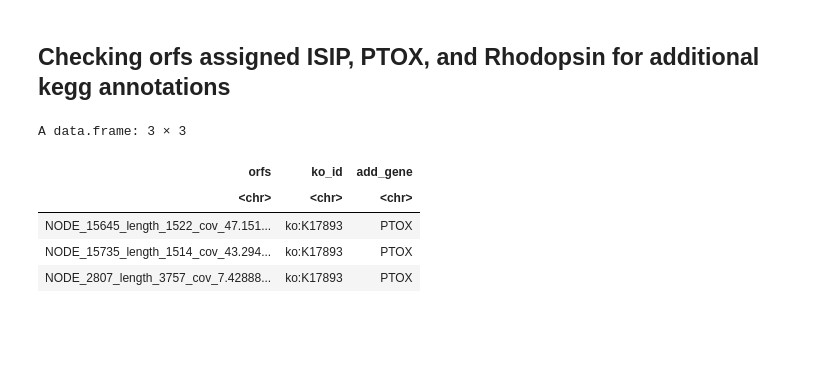
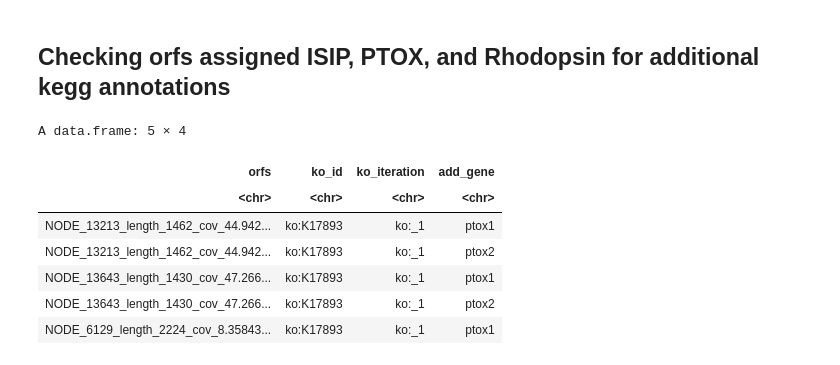
Before and after one commit to CohenLabUGA/SAB_isolates, a Jupyter notebook: jupyter_notebooks/Kegg_annotations.ipynb, the cells around one changed output. Cells and saved outputs as stored; diff of their text form; code cells hidden in the pictures; blank space fills up the shorter version.

```diff
--- a/jupyter_notebooks/Kegg_annotations.ipynb
+++ b/jupyter_notebooks/Kegg_annotations.ipynb
@@ -714,6 +714,34 @@ A data.frame: 30 × 8
 | 114 | map1111 | K01427 | URE | urease | Urea cycle | Nitrogen metabolism | Nitrogen metabolism | urease |
 # %% [markdown]
 ## Checking orfs assigned ISIP, PTOX, and Rhodopsin for additional kegg annotations
+# %%
+GetAddGene = function(ko_df, ko_ls, ptox_df, isip_df, rho_df){
+    #get orfs assigned Kos & additional gene
+    ptox = filter(ko_df, orfs %in% ptox_df$orfs)
+    isip = filter(ko_df, orfs %in% isip_df$orfs)
+    rho = filter(ko_df, orfs %in% rho_df$orfs)
+
+    #pull ko annotations for shared orfs
+    ptox_ko = filter(ko_ls, orfs %in% ptox$orfs)
+    isip_ko = filter(ko_ls, orfs %in% isip$orfs)
+    rho_ko = filter(ko_ls, orfs %in% rho$orfs)
+
+    #make one table
+    colnames(ptox_df)[3] = 'add_gene'
+    colnames(isip_df)[3] = 'add_gene'
+    colnames(rho_df)[3] = 'add_gene'
+    left_join(ptox_ko, ptox_df,by = 'orfs')
+    }
+GetAddGene(ko8, ko8_ls, ptox8, isip8, rho8)
+# %% [output]
+A data.frame: 5 × 4
+| orfs | ko_id | ko_iteration | add_gene |
+| <chr> | <chr> | <chr> | <chr> |
+| NODE_13213_length_1462_cov_44.942... | ko:K17893 | ko:_1 | ptox1 |
+| NODE_13213_length_1462_cov_44.942... | ko:K17893 | ko:_1 | ptox2 |
+| NODE_13643_length_1430_cov_47.266... | ko:K17893 | ko:_1 | ptox1 |
+| NODE_13643_length_1430_cov_47.266... | ko:K17893 | ko:_1 | ptox2 |
+| NODE_6129_length_2224_cov_8.35843... | ko:K17893 | ko:_1 | ptox1 |
 # %%
 
 GetAddGene = function(ko_df, ko_ls, ptox_df, isip_df, rho_df){
@@ -728,15 +756,26 @@ GetAddGene = function(ko_df, ko_ls, ptox_df, isip_df, rho_df){
     rho_ko = filter(ko_ls, orfs %in% rho$orfs)
 
     #make one table
+    colnames(ptox_df)[3] = 'add_gene'
+    colnames(isip_df)[3] = 'add_gene'
+    colnames(rho_df)[3] = 'add_gene'
+    left_join(ptox_ko, ptox_df$add_gene)
     ptox_ko = mutate(ptox_ko, 'add_gene'='PTOX')
     isip_ko = mutate(isip_ko, 'add_gene'='ISIP')
     rho_ko = mutate(rho_ko, 'add_gene'='Rhodopsin')
     rbind(ptox_ko, isip_ko, rho_ko)
 
-    #add counts data by orfs
     }
 
-GetAddGene(ko4, ko4_ls, ptox4, isip4, rho4)
+addGene4 = GetAddGene(ko4, ko4_ls, ptox4, isip4, rho4)
+write.csv(addGene4, '..//expression_analysis/kegg_files/addGene4.csv', row.names=F)
+addGene8 = GetAddGene(ko8, ko8_ls, ptox8, isip8, rho8)
+write.csv(addGene8, '..//expression_analysis/kegg_files/addGene8.csv', row.names=F)
+addGene6 = GetAddGene(ko6, ko6_ls, ptox6, isip6, rho6)
+write.csv(addGene6, '..//expression_analysis/kegg_files/addGene6.csv', row.names=F)
+addGene13 = GetAddGene(ko13, ko13_ls, ptox13, isip13, rho13)
+write.csv(addGene13, '..//expression_analysis/kegg_files/addGene13.csv', row.names=F)
+
 
 NameAddGene = function(ko_df, ptox_df, isip_df, rho_df, organism){
     #get ko name and symbol for genes assigned ko and additional gene
@@ -761,11 +800,4 @@ ng8 = NameAddGene(ko8, ptox8, isip8, rho8, 'C. closterium UGA8')
 ng13 = NameAddGene(ko13, ptox13, isip13, rho13, 'G. huxleyi')
 
 namedAddGene = rbind(ng4, ng8, ng6, ng13)
-write.csv(namedAddGene, '..//expression_analysis/kegg_files/namedAddGenes.csv')
+write.csv(namedAddGene, '..//expression_analysis/kegg_files/namedAddGenes.csv', row.names=F)
-# %% [output]
-A data.frame: 3 × 3
-| orfs | ko_id | add_gene |
-| <chr> | <chr> | <chr> |
-| NODE_15645_length_1522_cov_47.151... | ko:K17893 | PTOX |
-| NODE_15735_length_1514_cov_43.294... | ko:K17893 | PTOX |
-| NODE_2807_length_3757_cov_7.42888... | ko:K17893 | PTOX |
```
Also changed, not shown: parts of 2 cells of this notebook, 9 other files.
